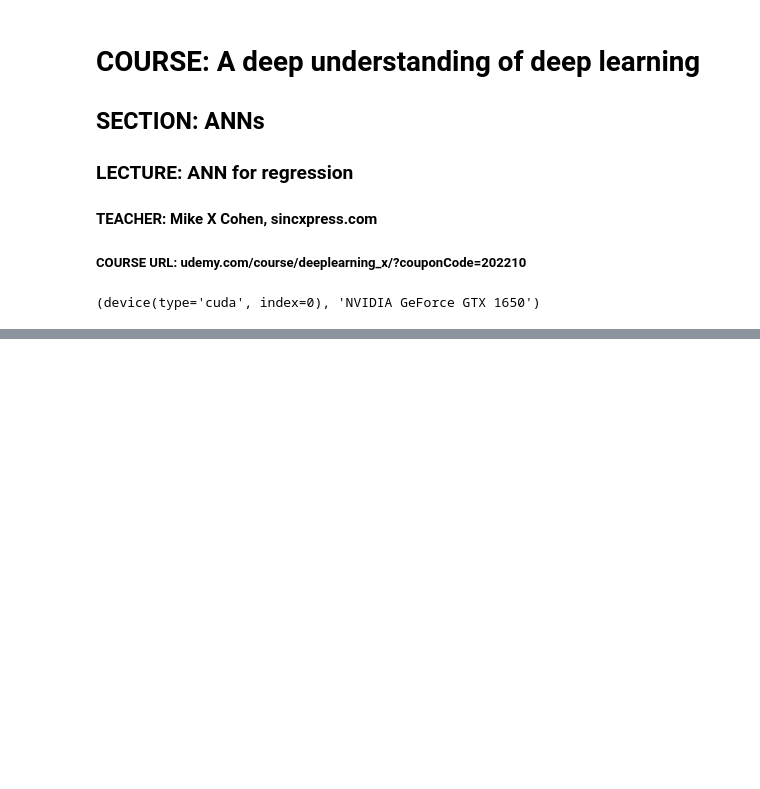
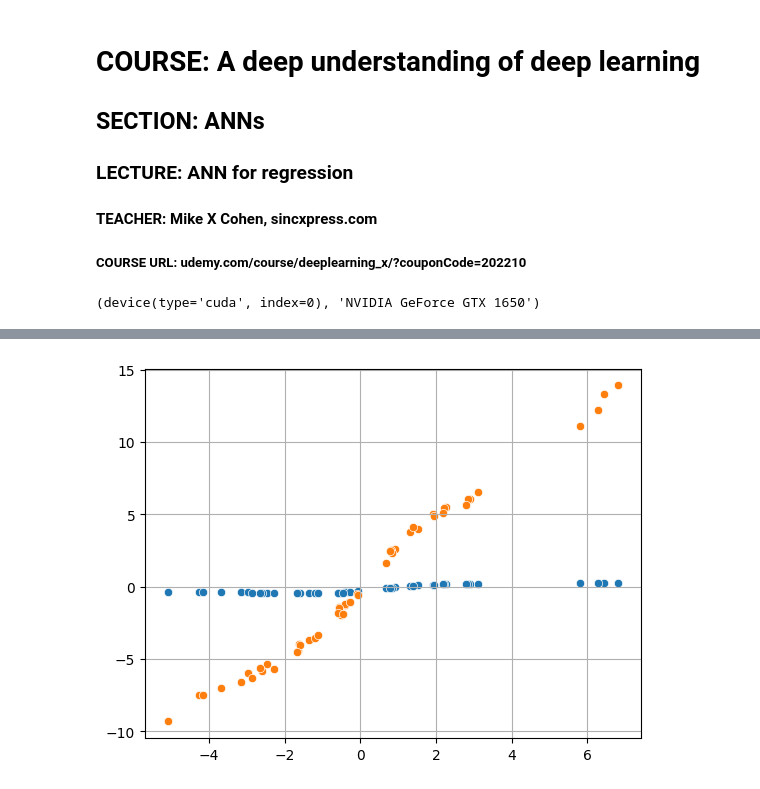
Before and after one commit to CaioMizerkowski/DUDL_Python_Mike_X_Cohen, a Jupyter notebook: ANN/DUDL_ANN_regression.ipynb, the cells around one changed output, grey strips where cells are left out. Saved outputs shown, nothing was run; the diff lists cells and outputs as text; code cells hidden in the pictures; blank space fills up the shorter version.

```diff
--- a/ANN/DUDL_ANN_regression.ipynb
+++ b/ANN/DUDL_ANN_regression.ipynb
@@ -32,11 +41,11 @@ plt.show()
 # %%
 # build model
 ANNreg = nn.Sequential(
-    nn.Linear(1,1),  # input layer
-    nn.ReLU(),       # activation function
-    nn.Linear(1,1)   # output layer
-    )
-
-ANNreg
+    nn.Linear(1, 10),  # input layer
+    nn.Tanh(),  # activation function
+    nn.Linear(10, 5),  # output layer
+    nn.Tanh(),  # activation function
+    nn.Linear(5, 1),  # output layer
+).to(device)
 # %%
 # learning rate
@@ -50,2 +59,9 @@ optimizer = torch.optim.SGD(ANNreg.parameters(),lr=learningRate)
+# %%
+sns.scatterplot(x=t2p(x), y=t2p(ANNreg(x)))
+sns.scatterplot(x=t2p(x), y=t2p(y))
+plt.grid()
+plt.show()
+# %% [output]
+[figure, added]
 # %%
 # train the model
```
Also changed, not shown: parts of 20 cells of this notebook, 3 other files.
